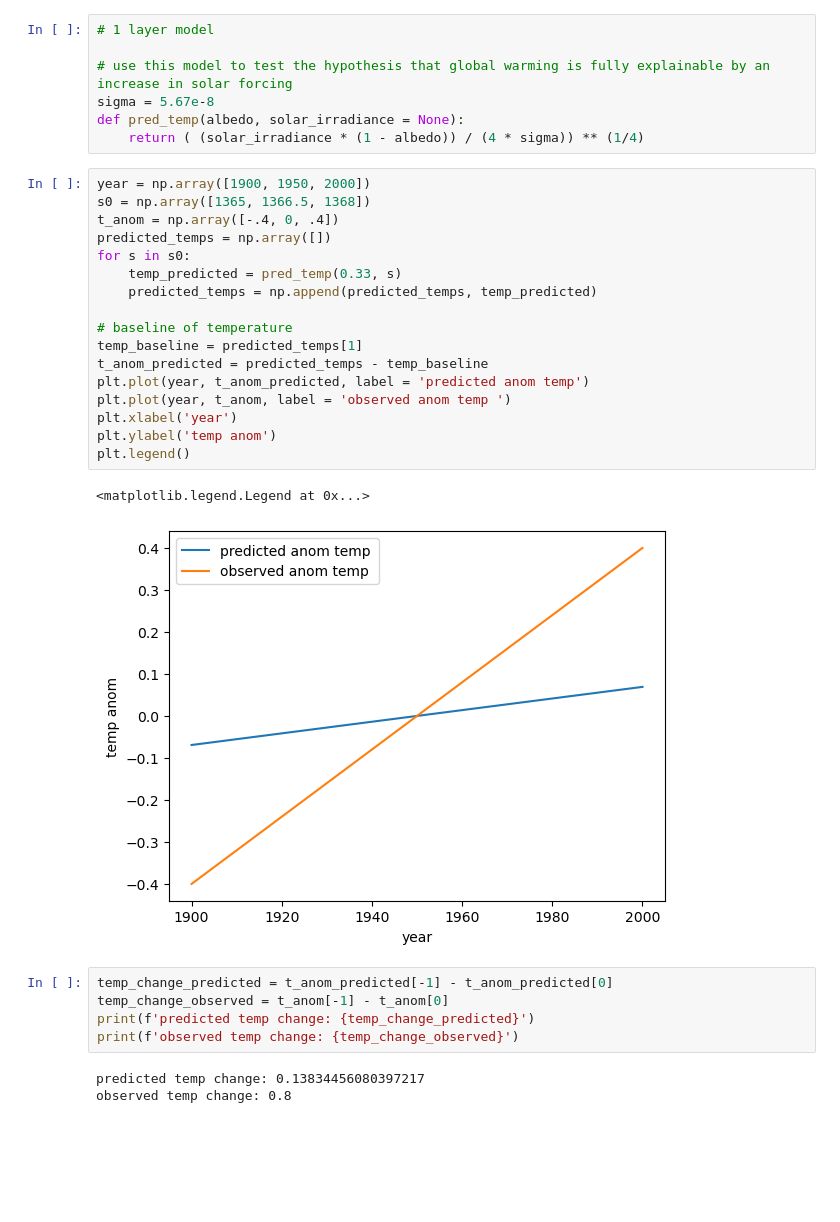
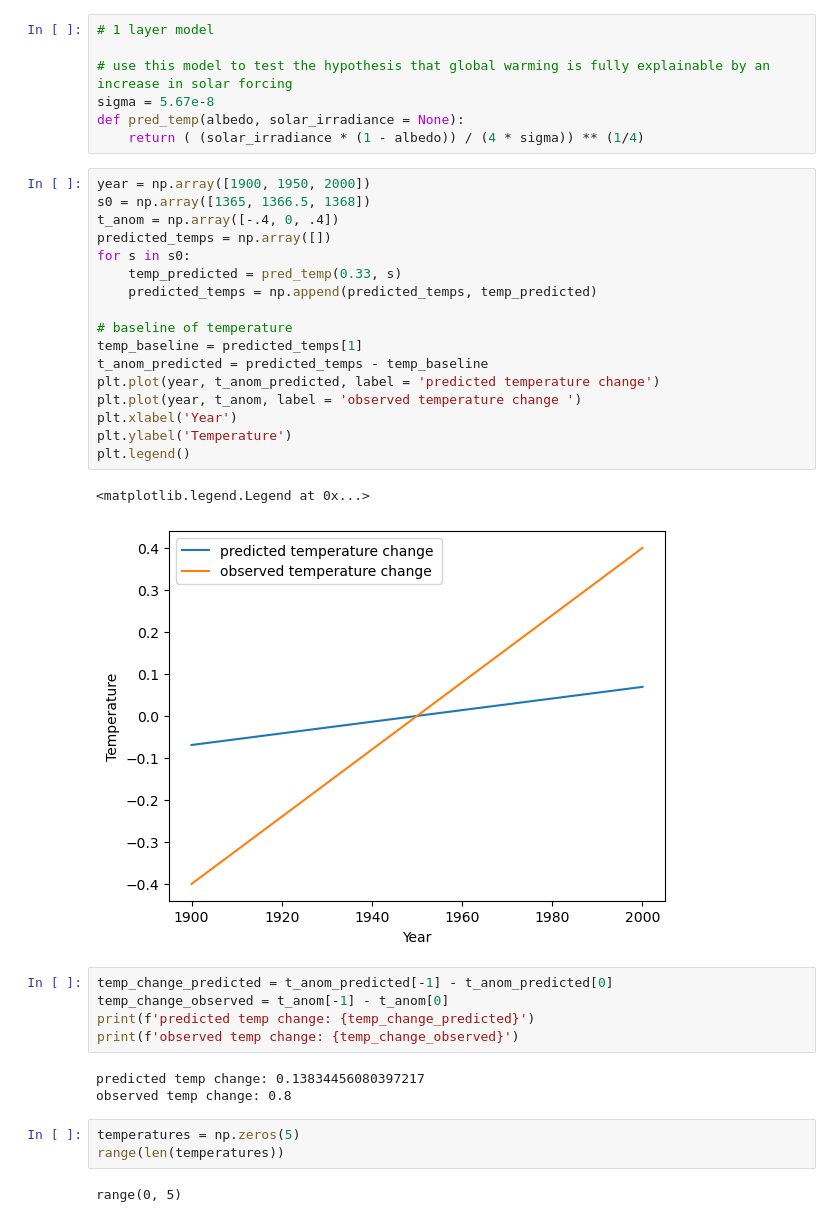
Before and after one commit to HaotienZhang/clasp410_zht, a Jupyter notebook: 1_layer_model.ipynb, the cells around one changed output. Saved outputs shown, nothing was run; the diff lists cells and outputs as text; blank space fills up the shorter version.

```diff
--- a/1_layer_model.ipynb
+++ b/1_layer_model.ipynb
@@ -11,23 +11,23 @@ def pred_temp(albedo, solar_irradiance = None):
 # %%
 year = np.array([1900, 1950, 2000])
 s0 = np.array([1365, 1366.5, 1368])
 t_anom = np.array([-.4, 0, .4])
 predicted_temps = np.array([])
 for s in s0:
     temp_predicted = pred_temp(0.33, s)
     predicted_temps = np.append(predicted_temps, temp_predicted)
 
 # baseline of temperature
 temp_baseline = predicted_temps[1]
 t_anom_predicted = predicted_temps - temp_baseline
-plt.plot(year, t_anom_predicted, label = 'predicted anom temp')
-plt.plot(year, t_anom, label = 'observed anom temp ')
-plt.xlabel('year')
-plt.ylabel('temp anom')
+plt.plot(year, t_anom_predicted, label = 'predicted temperature change')
+plt.plot(year, t_anom, label = 'observed temperature change ')
+plt.xlabel('Year')
+plt.ylabel('Temperature')
 plt.legend()
 # %% [output]
 <matplotlib.legend.Legend at 0x...>
-[figure, old version]
+[figure, new version]
 # %%
 temp_change_predicted = t_anom_predicted[-1] - t_anom_predicted[0]
 temp_change_observed = t_anom[-1] - t_anom[0]
@@ -36,3 +36,8 @@ print(f'observed temp change: {temp_change_observed}')
 # %% [output]
 predicted temp change: 0.13834456080397217
 observed temp change: 0.8
+# %%
+temperatures = np.zeros(5)
+range(len(temperatures))
+# %% [output]
+range(0, 5)
```
Also changed, not shown: 5 other files.
